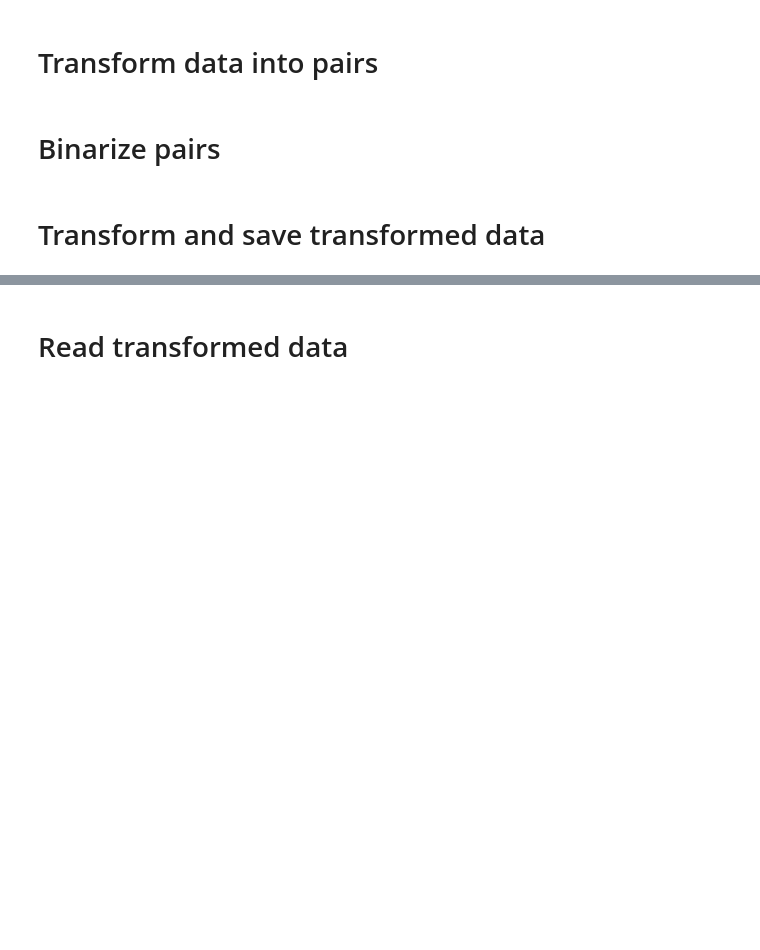
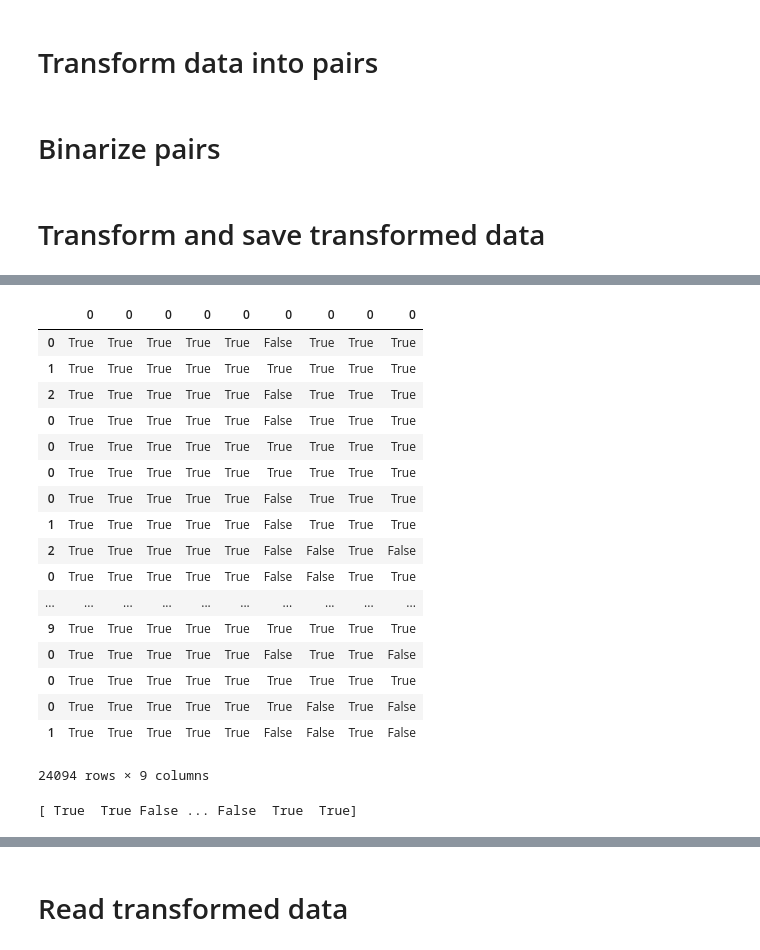
Before and after one commit to SKutukov/ML_experiments, a Jupyter notebook: main.py.ipynb, the cells around one changed output, grey strips where cells are left out. Saved outputs shown, nothing was run; the diff lists cells and outputs as text; code cells hidden in the pictures; blank space fills up the shorter version.

```diff
--- a/main.py.ipynb
+++ b/main.py.ipynb
@@ -171,7 +144,7 @@ def binarize(data, features):
     result_frame = pd.DataFrame({})
 
     for feature in features:
-        a = data[feature + "_x"] > data[feature + "_y"]
+        a = data[feature + "_x"] >= data[feature + "_y"]
         a = a.to_frame()
         a.colunds = [feature]
         result_frame = pd.concat([result_frame, a], axis=1, sort=False)
@@ -179,7 +152,7 @@ def binarize(data, features):
 # %% [markdown]
 # Transform and save transformed data
 # %%
-tranformed_data_positive, tranformed_data_negative  = transform_data(selected_data)
+tranformed_data = transform_data(selected_data)
 # %% [output]
 A value is trying to be set on a copy of a slice from a DataFrame.
 Try using .loc[row_indexer,col_indexer] = value instead
@@ -242,16 +164,0 @@ tranformed_data_positive
-# %%
-
-
-tranformed_data_positive = binarize(tranformed_data_positive, selected_features)
-tranformed_data_negative = binarize(tranformed_data_negative, selected_features)
-
-tranformed_data_positive['order'] = 1
-tranformed_data_negative['order'] = 0
-
-
-tranformed_data = pd.concat([tranformed_data_positive, tranformed_data_negative])
-
-
-
-tranformed_data.to_csv("pairs.csv", index=False)
-tranformed_data
@@ -259,0 +165,2 @@ KeyError: 'userOwnerCounters_USER_FEED_REMOVE_x'
+# %%
+tranformed_data = tranformed_data.fillna(0.0)
@@ -259,0 +188,34 @@ KeyError: 'userOwnerCounters_USER_FEED_REMOVE_x'
+# %%
+binarized_tranformed_data = binarize(tranformed_data, selected_features)
+
+binarized_tranformed_data
+# %% [output]
+|  | 0 | 0 | 0 | 0 | 0 | 0 | 0 | 0 | 0 |
+| 0 | True | True | True | True | True | False | True | True | True |
+| 1 | True | True | True | True | True | True | True | True | True |
+| 2 | True | True | True | True | True | False | True | True | True |
+| 0 | True | True | True | True | True | False | True | True | True |
+| 0 | True | True | True | True | True | True | True | True | True |
+| 0 | True | True | True | True | True | True | True | True | True |
+| 0 | True | True | True | True | True | False | True | True | True |
+| 1 | True | True | True | True | True | False | True | True | True |
+| 2 | True | True | True | True | True | False | False | True | False |
+| 0 | True | True | True | True | True | False | False | True | True |
+| ... | ... | ... | ... | ... | ... | ... | ... | ... | ... |
+| 9 | True | True | True | True | True | True | True | True | True |
+| 0 | True | True | True | True | True | False | True | True | False |
+| 0 | True | True | True | True | True | True | True | True | True |
+| 0 | True | True | True | True | True | True | False | True | False |
+| 1 | True | True | True | True | True | False | False | True | False |
+24094 rows × 9 columns
+# %%
+mask  = np.random.randint(2, size=binarized_tranformed_data.shape[0]).astype(bool)
+# reverted_mask = np.logical_not(mask)
+print(mask)
+
+binarized_tranformed_data['order'] = True
+# binarized_tranformed_data[reverted_mask]['order'] = 0
+
+binarized_tranformed_data[mask] = ~binarized_tranformed_data[mask]
+# %% [output]
+[ True  True False ... False  True  True]
```
Also changed, not shown: parts of 18 cells of this notebook, 1 other file.
